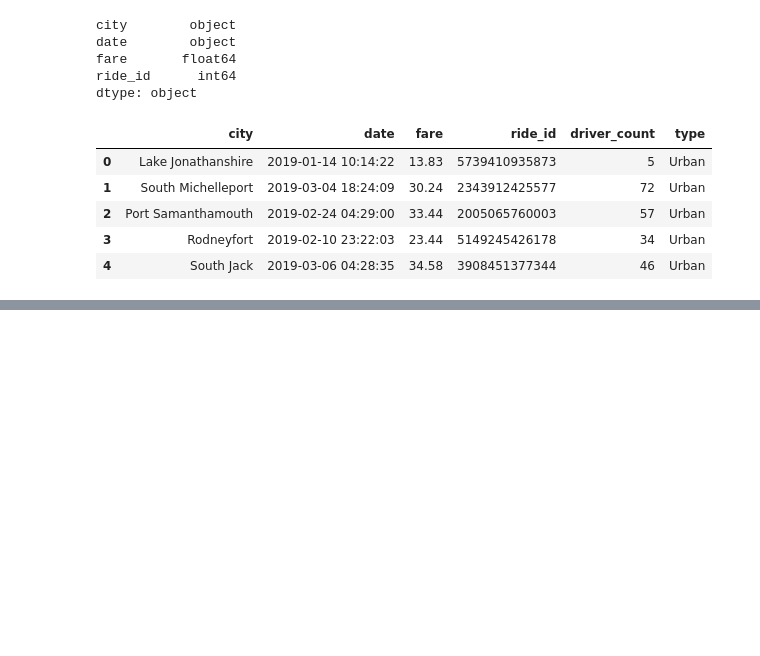
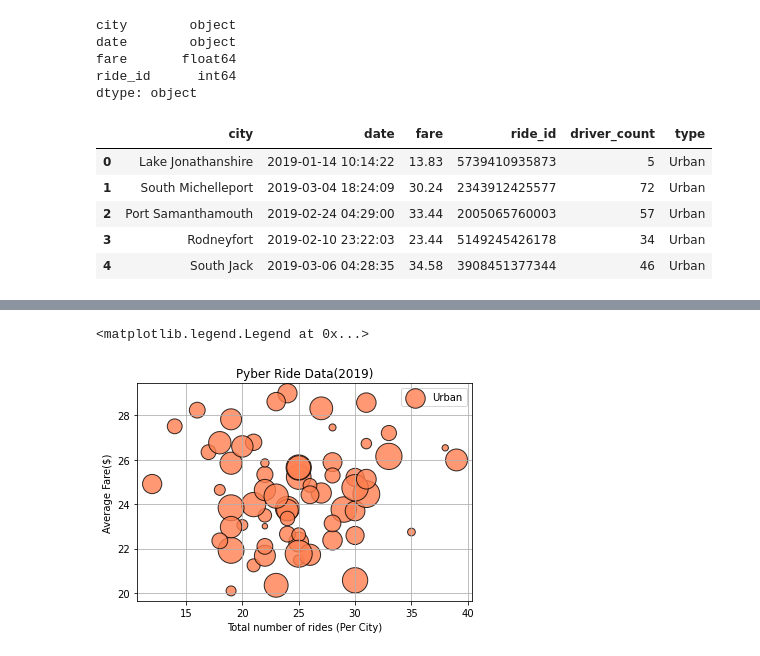
Before and after one commit to Jusharry/Pyber_Analysis, a Jupyter notebook: Pyber.ipynb, the cells around one changed output, grey strips where cells are left out. Saved outputs shown, nothing was run; the diff lists cells and outputs as text; code cells hidden in the pictures; blank space fills up the shorter version.

Commit message:
scatter plot commit

```diff
--- a/Pyber.ipynb
+++ b/Pyber.ipynb
@@ -87,3 +87,8 @@ pyber_data_df.head()
 | 2 | Port Samanthamouth | 2019-02-24 04:29:00 | 33.44 | 2005065760003 | 57 | Urban |
 | 3 | Rodneyfort | 2019-02-10 23:22:03 | 23.44 | 5149245426178 | 34 | Urban |
 | 4 | South Jack | 2019-03-06 04:28:35 | 34.58 | 3908451377344 | 46 | Urban |
+# %%
+#Create the three required data frames
+urban_cities_df= pyber_data_df[pyber_data_df['type']=="Urban"]
+suburban_cities_df = pyber_data_df[pyber_data_df['type']=="Suburban"]
+rural_cities_df=pyber_data_df[pyber_data_df['type']=="Rural"]
@@ -89,0 +105,4 @@ pyber_data_df.head()
+# %%
+#Get the number of rides for urban cities
+urban_ride_count = urban_cities_df.groupby(['city']).count()['ride_id']
+urban_ride_count
@@ -89,0 +169,4 @@ pyber_data_df.head()
+# %%
+#Get the average fare for each city
+urban_average_fare = urban_cities_df.groupby(['city']).mean()['fare']
+urban_average_fare.head()
@@ -89,0 +184,5 @@ pyber_data_df.head()
+# %%
+#Get the average number of drivers for each city type
+
+urban_driver_average = urban_cities_df.groupby(['city']).mean()['driver_count']
+urban_driver_average.head()
@@ -89,0 +200,12 @@ pyber_data_df.head()
+# %%
+ plt.scatter(urban_ride_count,urban_average_fare,s=10*urban_driver_average,facecolor = 'coral',
+             edgecolor = 'black',alpha=0.8,linewidths=1,label="Urban")
+
+plt.title('Pyber Ride Data(2019)')
+plt.xlabel('Total number of rides (Per City)')
+plt.ylabel('Average Fare($)')
+plt.grid(True)
+plt.legend()
+# %% [output]
+<matplotlib.legend.Legend at 0x...>
+[figure, added]
```
Also changed, not shown: parts of 11 cells of this notebook, 2 other files.
